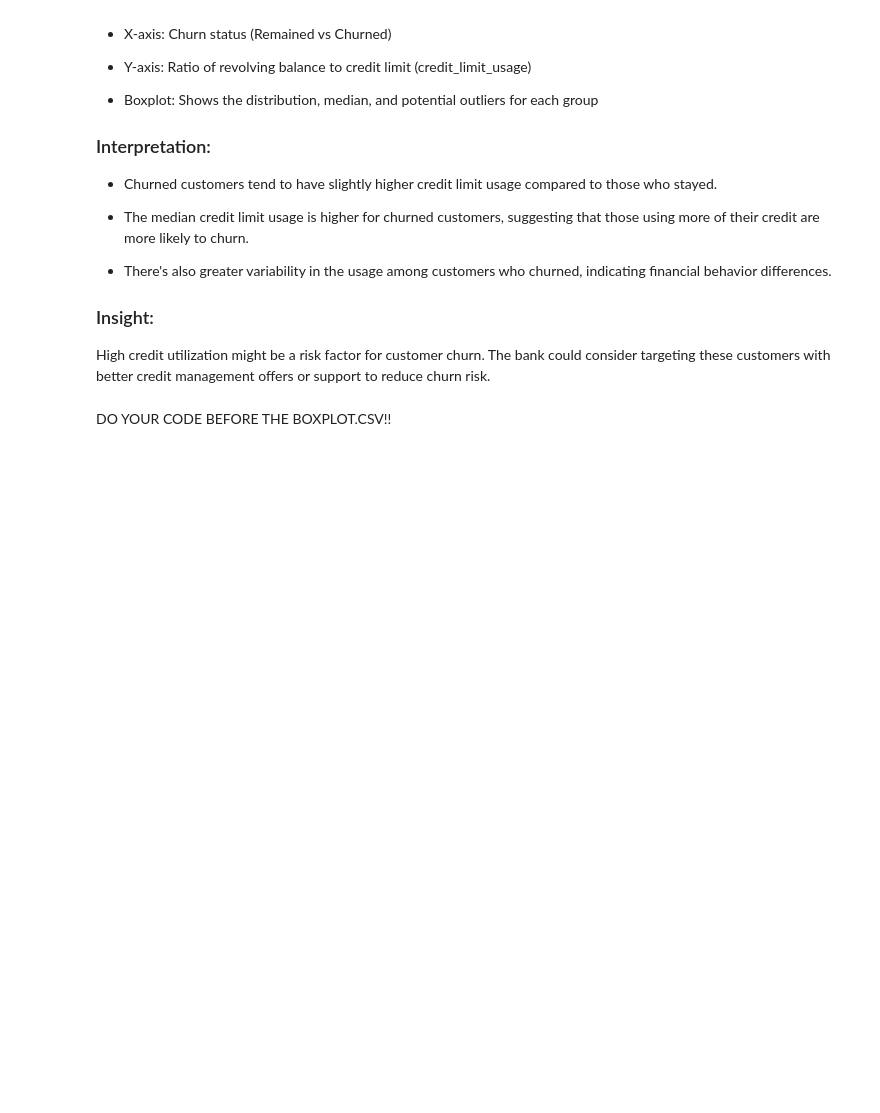
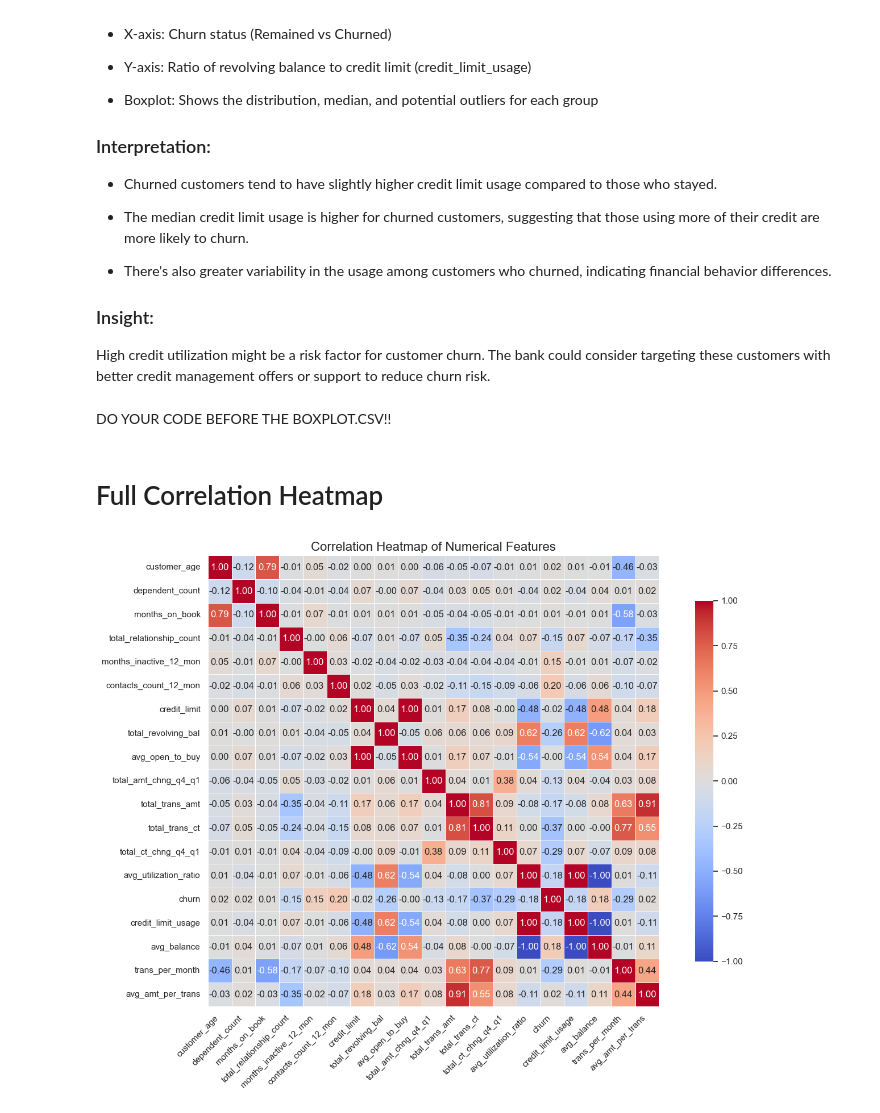
Before and after one commit to rmj9000/Credit_Card_Customer_Churn_Analysis, a Jupyter notebook: jupyter_notebooks/02_boxplot.ipynb, the cells around one changed output. Cells and saved outputs as stored; diff of their text form; code cells hidden in the pictures; blank space fills up the shorter version.

```diff
--- a/jupyter_notebooks/02_boxplot.ipynb
+++ b/jupyter_notebooks/02_boxplot.ipynb
@@ -64,3 +64,35 @@ Passing `palette` without assigning `hue` is deprecated and will be removed in v
 High credit utilization might be a risk factor for customer churn. The bank could consider targeting these customers with better credit management offers or support to reduce churn risk.
 # %% [markdown]
 DO YOUR CODE BEFORE THE BOXPLOT.CSV!!
+# %% [markdown]
+# Full Correlation Heatmap
+# %%
+# Select only numerical features
+numerical_df = df.select_dtypes(include='number')
+
+# Compute full correlation matrix
+corr_matrix = numerical_df.corr()
+
+# Plot the heatmap
+plt.figure(figsize=(14, 10))
+sns.set(style="white")
+
+heatmap = sns.heatmap(
+    corr_matrix,
+    annot=True,
+    fmt=".2f",
+    cmap='coolwarm',
+    square=True,
+    linewidths=0.5,
+    cbar_kws={"shrink": 0.8}
+)
+
+# Title and formatting
+plt.title("Correlation Heatmap of Numerical Features", fontsize=16)
+plt.xticks(rotation=45, ha='right')
+plt.yticks(rotation=0)
+plt.tight_layout()
+
+plt.show()
+# %% [output]
+[figure, added]
```
Also changed, not shown: parts of 3 cells of this notebook, 2 other files.
